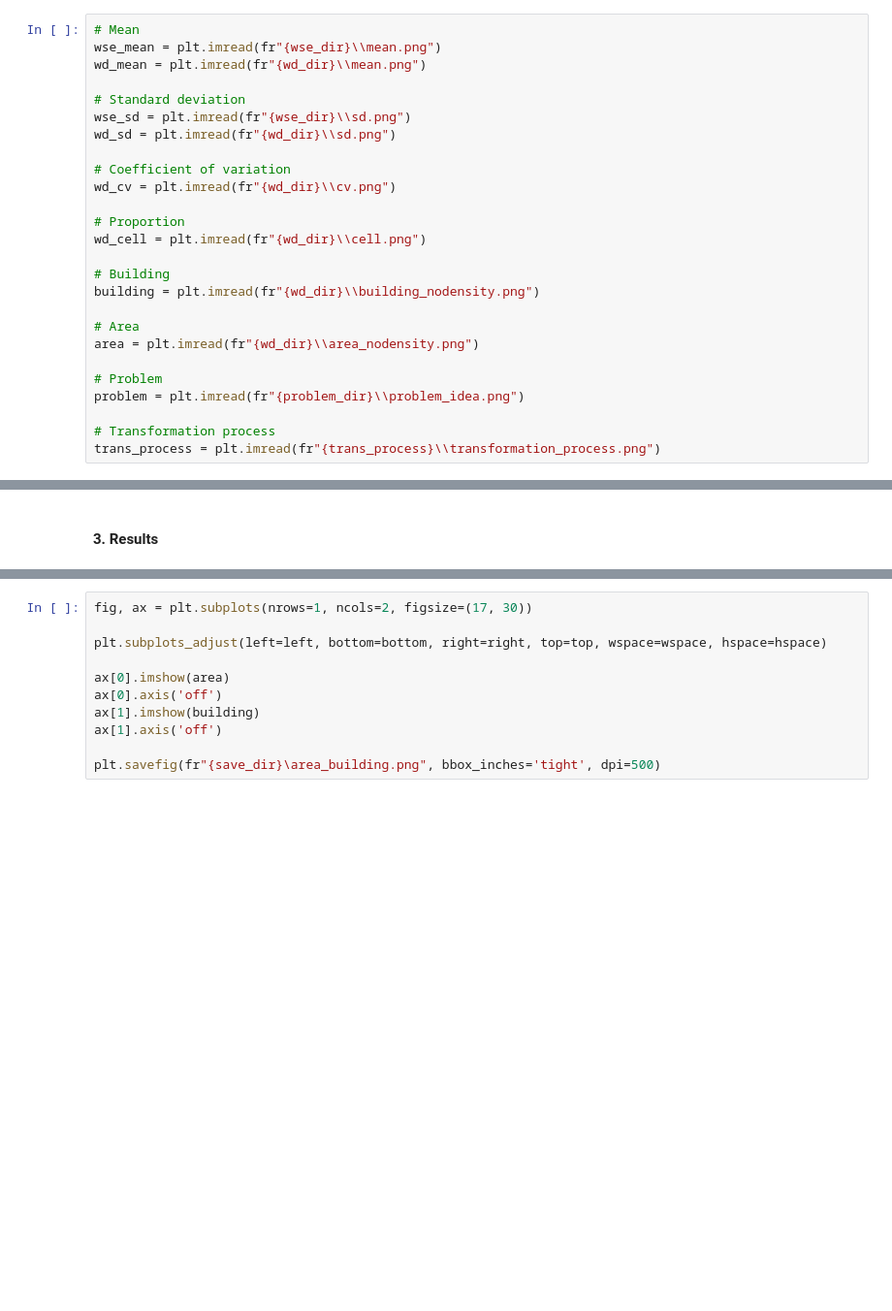
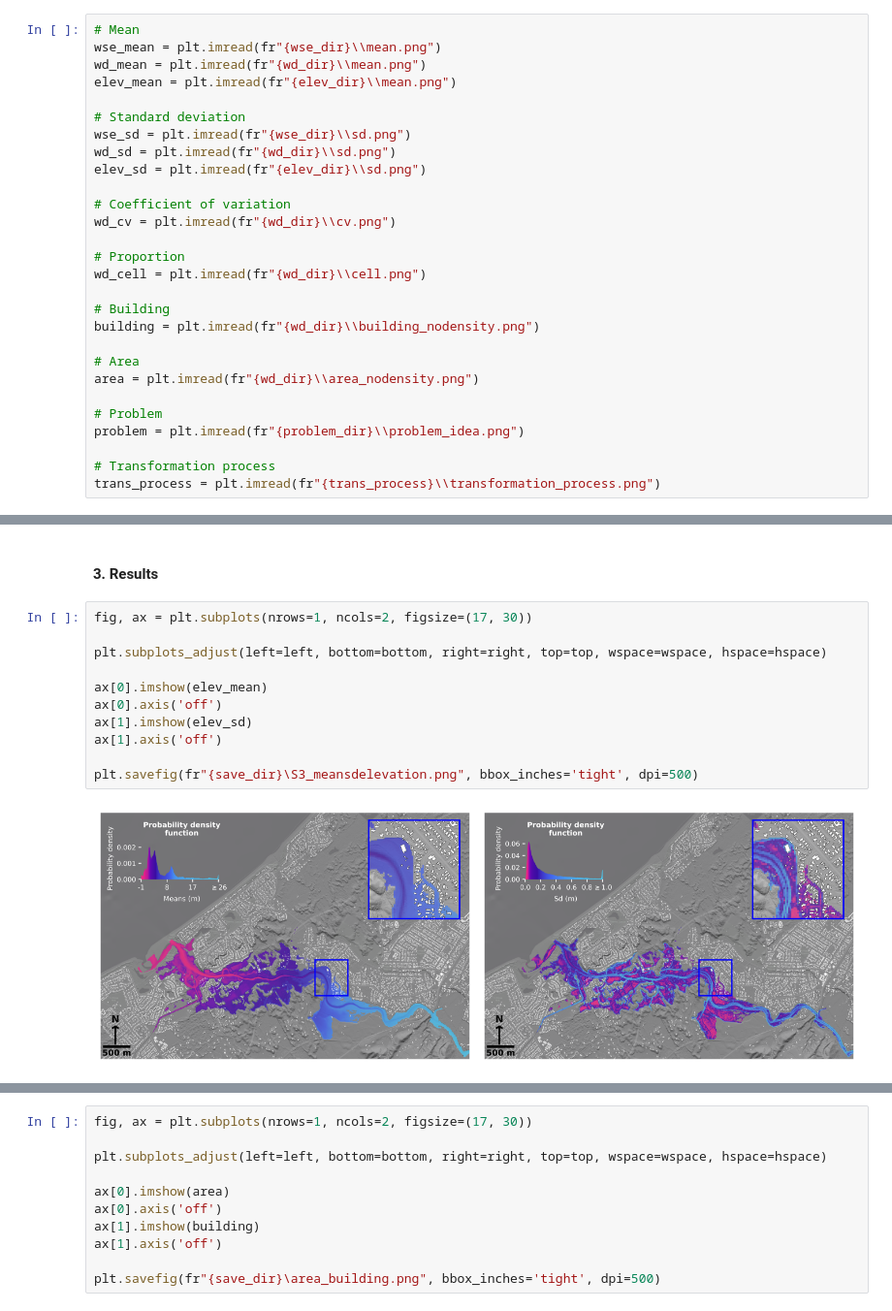
Before and after one commit to Martin20494/Grid_Orientation, a Jupyter notebook: other_files/script_fordatapublication/PPT_adjustment.ipynb, the cells around one changed output, grey strips where cells are left out. Shown at 97% size. Drawn from its saved outputs; the diff is of its cells as text; blank space fills up the shorter version.

```diff
--- a/other_files/script_fordatapublication/PPT_adjustment.ipynb
+++ b/other_files/script_fordatapublication/PPT_adjustment.ipynb
@@ -28,10 +31,12 @@ save_dir = r"P:\\Martin_publication\\Grid_Orientation\\ppt_adjustment"
 # Mean
 wse_mean = plt.imread(fr"{wse_dir}\\mean.png")
 wd_mean = plt.imread(fr"{wd_dir}\\mean.png")
+elev_mean = plt.imread(fr"{elev_dir}\\mean.png")
 
 # Standard deviation
 wse_sd = plt.imread(fr"{wse_dir}\\sd.png")
 wd_sd = plt.imread(fr"{wd_dir}\\sd.png")
+elev_sd = plt.imread(fr"{elev_dir}\\sd.png")
 
 # Coefficient of variation
 wd_cv = plt.imread(fr"{wd_dir}\\cv.png")
@@ -64,6 +69,19 @@ wspace = 0.03  # the amount of width reserved for blank space between subplots
 hspace = 0.001   # the amount of height reserved for white space between subplots
 # %% [markdown]
 #### 3. Results
+# %%
+fig, ax = plt.subplots(nrows=1, ncols=2, figsize=(17, 30))
+
+plt.subplots_adjust(left=left, bottom=bottom, right=right, top=top, wspace=wspace, hspace=hspace)
+
+ax[0].imshow(elev_mean)
+ax[0].axis('off')
+ax[1].imshow(elev_sd)
+ax[1].axis('off')
+
+plt.savefig(fr"{save_dir}\S3_meansdelevation.png", bbox_inches='tight', dpi=500)
+# %% [output]
+[figure, added]
 # %%
 fig, ax = plt.subplots(nrows=1, ncols=2, figsize=(17, 30))
 
```
Also changed, not shown: parts of 4 cells of this notebook, 7 other files.
